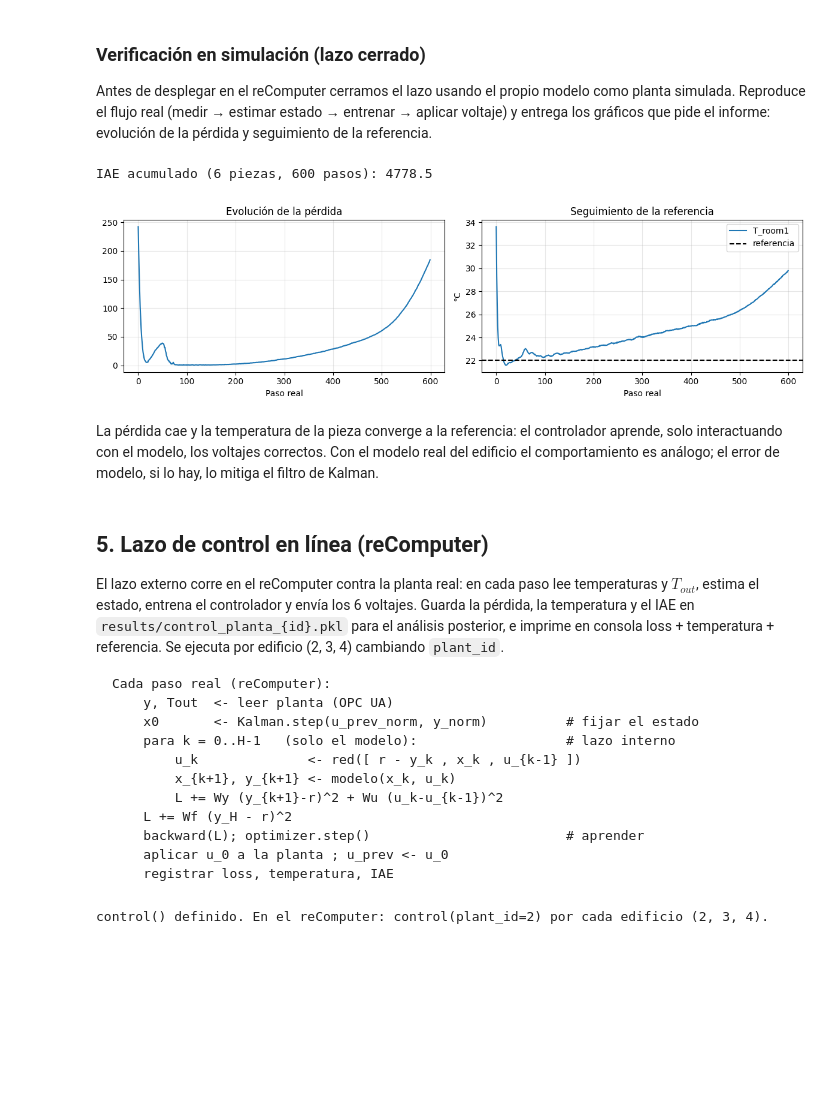
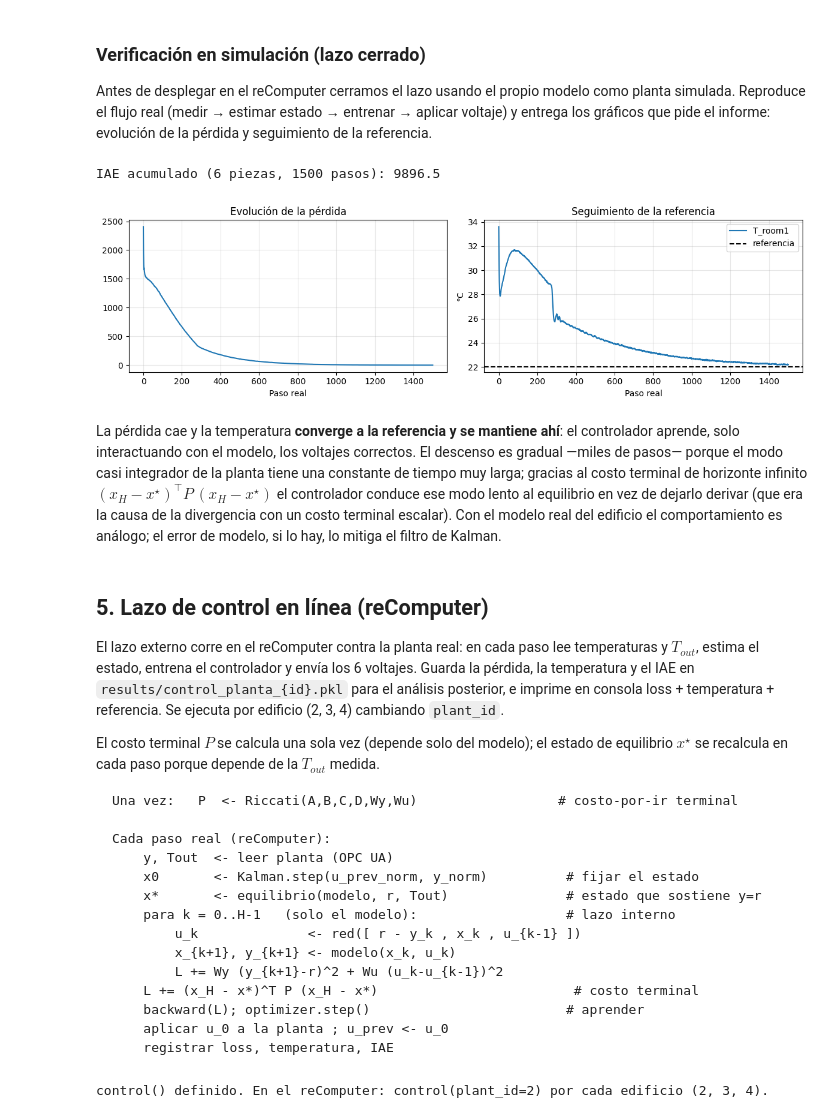
Before and after one commit to Armandofg-0/Laboratorio-Ciberf-sico, a Jupyter notebook: Experiencia_3_CFederativo/controlador_neuronal.ipynb, the cells around one changed output. Saved outputs shown, nothing was run; the diff lists cells and outputs as text; code cells hidden in the pictures; blank space fills up the shorter version.

````diff
--- a/Experiencia_3_CFederativo/controlador_neuronal.ipynb
+++ b/Experiencia_3_CFederativo/controlador_neuronal.ipynb
@@ -257,12 +343,7 @@ modelo da $x_{k+1}=Ax_k+Bu_k$ e $y_{k+1}=Cx_{k+1}+Du_k$, recalculamos el error y
 Acumulamos la pérdida del horizonte y hacemos un único `backward`. Lo construimos explícito primero:
 # %%
 # H = horizonte de predicción. El controlador evaluará las consecuencias de sus acciones
-# durante los próximos 14 pasos de tiempo.
-# Wy = peso del error de seguimiento
-# Wu = peso del esfuerzo/cambio de control
-# Wf = peso terminal (importancia del error al final del horizonte)
-H, (Wy, Wu, Wf) = 14, (1.0, 0.05, 5.0)
-
+# durante los próximos 14 pasos de tiempo (Wy, Wu y H se definieron en la sección 3).
 
 # Entradas:
 #   ny : error de seguimiento (r - y)
@@ -326,8 +407,10 @@ for k in range(H):
     # Guardar acción actual para el próximo paso u_(k-1) <- u_k
     v = vn
 
-# Costo terminal
-J = J + Wf * ((yc - rn) ** 2).sum()
+# Costo terminal = costo-por-ir de horizonte infinito: penaliza la desviación del ESTADO
+# final respecto del equilibrio x*, no solo de la salida. Esto fuerza al modo lento al equilibrio.
+e = x - xstar_t
+J = J + e @ Pt @ e
 
 # Backpropagation, calcula automáticamente dJ/dW
 
@@ -350,7 +433,7 @@ Gradiente en la 1a capa: True | norma: 11.0309
 El mismo lazo interno, empaquetado en una función. Se aísla a propósito: la próxima
 semana, el control federado lo reutiliza tal cual.
 # %%
-def entrenar(model, opt, At, Bt, Ct, Dt, x, yc, v, rn, tout, umean, ustd, H, Wy, Wu, Wf):
+def entrenar(model, opt, At, Bt, Ct, Dt, x, yc, v, rn, tout, umean, ustd, H, Wy, Wu, xstar, P):
     opt.zero_grad()
     J, v0 = 0.0, None
     for k in range(H):
@@ -361,7 +444,8 @@ def entrenar(model, opt, At, Bt, Ct, Dt, x, yc, v, rn, tout, umean, ustd, H, Wy,
         J  = J + Wy * ((yc - rn) ** 2).sum() + Wu * ((vn - v) ** 2).sum()
         if k == 0: v0 = vn
         v = vn
-    J = J + Wf * ((yc - rn) ** 2).sum()
+    e = x - xstar                      # costo terminal = costo-por-ir de horizonte infinito
+    J = J + e @ P @ e                  # (x_H - x*)^T P (x_H - x*): ancla el modo lento al equilibrio
     J.backward()
     torch.nn.utils.clip_grad_norm_(model.parameters(), max_norm=1.0)
     opt.step()
@@ -470,17 +550,10 @@ u0_norm   = (np.r_[np.zeros(nv), [tout]] - u_mean) / u_std
 y0_ws     = t((D @ u0_norm.reshape(nu, 1)).ravel())
 x0_ws     = torch.zeros(nx, device=dev)
 v0_ws     = torch.zeros(nv, device=dev)
-for _ in range(300):
+for _ in range(400):
     entrenar(model, opt, At, Bt, Ct, Dt,
              x0_ws, y0_ws, v0_ws,
-             rn, tout_t, umean_t, ustd_t, H, Wy, Wu, Wf)
-
-# Scheduler de decaimiento exponencial.
-# El eigenvalor A≈0.9999 (modo casi integrador) hace que errores pequeños
-# en los voltajes se acumulen lentamente. Con lr fija, los gradientes crecen
-# con el estado y terminan desestabilizando los pesos. El decaimiento
-# reduce lr de 1e-3 a ~3e-4 al final de los 600 pasos, evitando la divergencia.
-scheduler = torch.optim.lr_scheduler.ExponentialLR(opt, gamma=0.998)
+             rn, tout_t, umean_t, ustd_t, H, Wy, Wu, xstar_t, Pt)
 
 # Filtro de kalman: Se crea un observador para estimar el estado interno x a partir de:
 #   - entradas aplicadas al sistema
@@ -512,8 +585,9 @@ temps  = []
 # Integral Absolute Error acumulado
 iae = 0.0
 
-# Número de pasos reales de simulación
-N = 600
+# Número de pasos reales de simulación. La constante de tiempo del modo lento es de miles
+# de pasos, así que se necesitan ~1000+ pasos para ver la temperatura asentarse y mantenerse.
+N = 1500
 
 for n in range(N):
     # Entrada normalizada del paso anterior (necesaria para la ec. de salida y Kalman)
@@ -549,9 +623,9 @@ for n in range(N):
         umean_t,
         ustd_t,
         H,
-        Wy, Wu, Wf
+        Wy, Wu,
+        xstar_t, Pt
     )
-    scheduler.step()
 
     # Acción determinista: model.eval() desactiva dropout para una predicción estable.
     # Sin esto, el 30 % de neuronas apagadas al azar produce voltajes distintos
@@ -591,39 +665,43 @@ fig, ax = plt.subplots(
     figsize=(12, 3.5)
 )
 
 ax[0].plot(losses)
 ax[0].set_title("Evolución de la pérdida")
 ax[0].set_xlabel("Paso real")
 ax[0].grid(alpha=0.3)
 
 ax[1].plot(
     temps,
     label=f"T_room{sala+1}"
 )
 
 ax[1].axhline(
     r_setpoint,
     ls="--",
     c="k",
     label="referencia"
 )
 
 ax[1].set_title("Seguimiento de la referencia")
 ax[1].set_xlabel("Paso real")
 ax[1].set_ylabel("°C")
 
 ax[1].legend()
 ax[1].grid(alpha=0.3)
 
 plt.tight_layout()
 plt.show()
 # %% [output]
-IAE acumulado (6 piezas, 600 pasos): 4778.5
+IAE acumulado (6 piezas, 1500 pasos): 9896.5
-[figure, old version]
+[figure, new version]
 # %% [markdown]
-La pérdida cae y la temperatura de la pieza converge a la referencia: el controlador aprende,
-solo interactuando con el modelo, los voltajes correctos. Con el modelo real del edificio el
-comportamiento es análogo; el error de modelo, si lo hay, lo mitiga el filtro de Kalman.
+La pérdida cae y la temperatura **converge a la referencia y se mantiene ahí**: el controlador aprende,
+solo interactuando con el modelo, los voltajes correctos. El descenso es gradual —miles de pasos— porque
+el modo casi integrador de la planta tiene una constante de tiempo muy larga; gracias al costo terminal
+de horizonte infinito $(x_H-x^\star)^\top P\,(x_H-x^\star)$ el controlador conduce ese modo lento al
+equilibrio en vez de dejarlo derivar (que era la causa de la divergencia con un costo terminal escalar).
+Con el modelo real del edificio el comportamiento es análogo; el error de modelo, si lo hay, lo mitiga el
+filtro de Kalman.
 # %% [markdown]
 ## 5. Lazo de control en línea (reComputer)
 
@@ -632,15 +710,21 @@ $T_{out}$, estima el estado, entrena el controlador y envía los 6 voltajes. Gua
 temperatura y el IAE en `results/control_planta_{id}.pkl` para el análisis posterior, e imprime en
 consola loss + temperatura + referencia. Se ejecuta por edificio (2, 3, 4) cambiando `plant_id`.
 
+El costo terminal $P$ se calcula una sola vez (depende solo del modelo); el estado de equilibrio
+$x^\star$ se recalcula en cada paso porque depende de la $T_{out}$ medida.
+
 ```
+Una vez:   P  <- Riccati(A,B,C,D,Wy,Wu)                  # costo-por-ir terminal
+
 Cada paso real (reComputer):
     y, Tout  <- leer planta (OPC UA)
     x0       <- Kalman.step(u_prev_norm, y_norm)          # fijar el estado
+    x*       <- equilibrio(modelo, r, Tout)               # estado que sostiene y=r
     para k = 0..H-1   (solo el modelo):                   # lazo interno
         u_k              <- red([ r - y_k , x_k , u_{k-1} ])
         x_{k+1}, y_{k+1} <- modelo(x_k, u_k)
         L += Wy (y_{k+1}-r)^2 + Wu (u_k-u_{k-1})^2
-    L += Wf (y_H - r)^2
+    L += (x_H - x*)^T P (x_H - x*)                         # costo terminal
     backward(L); optimizer.step()                         # aprender
     aplicar u_0 a la planta ; u_prev <- u_0
     registrar loss, temperatura, IAE
````
Also changed, not shown: parts of 8 cells of this notebook, 1 other file.
